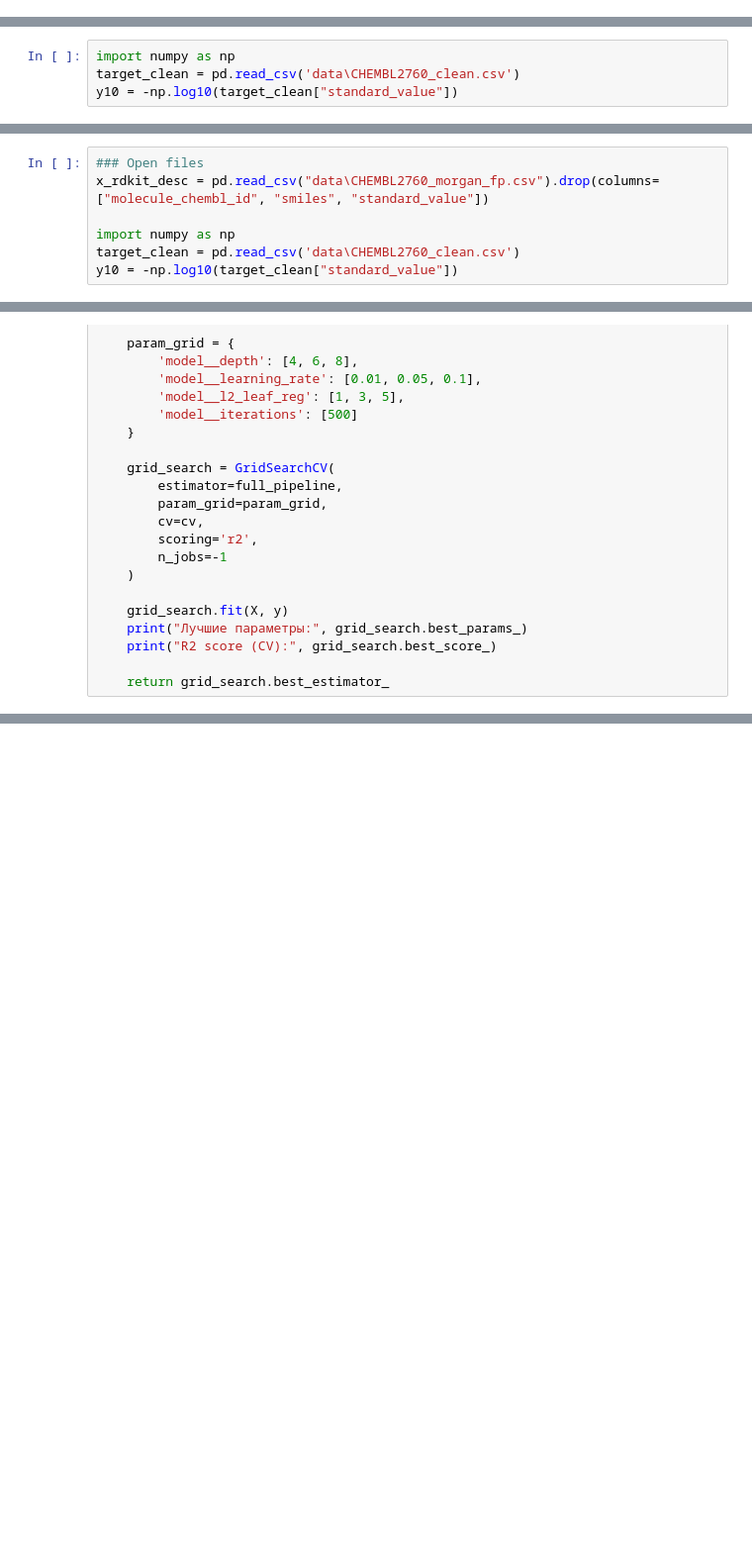
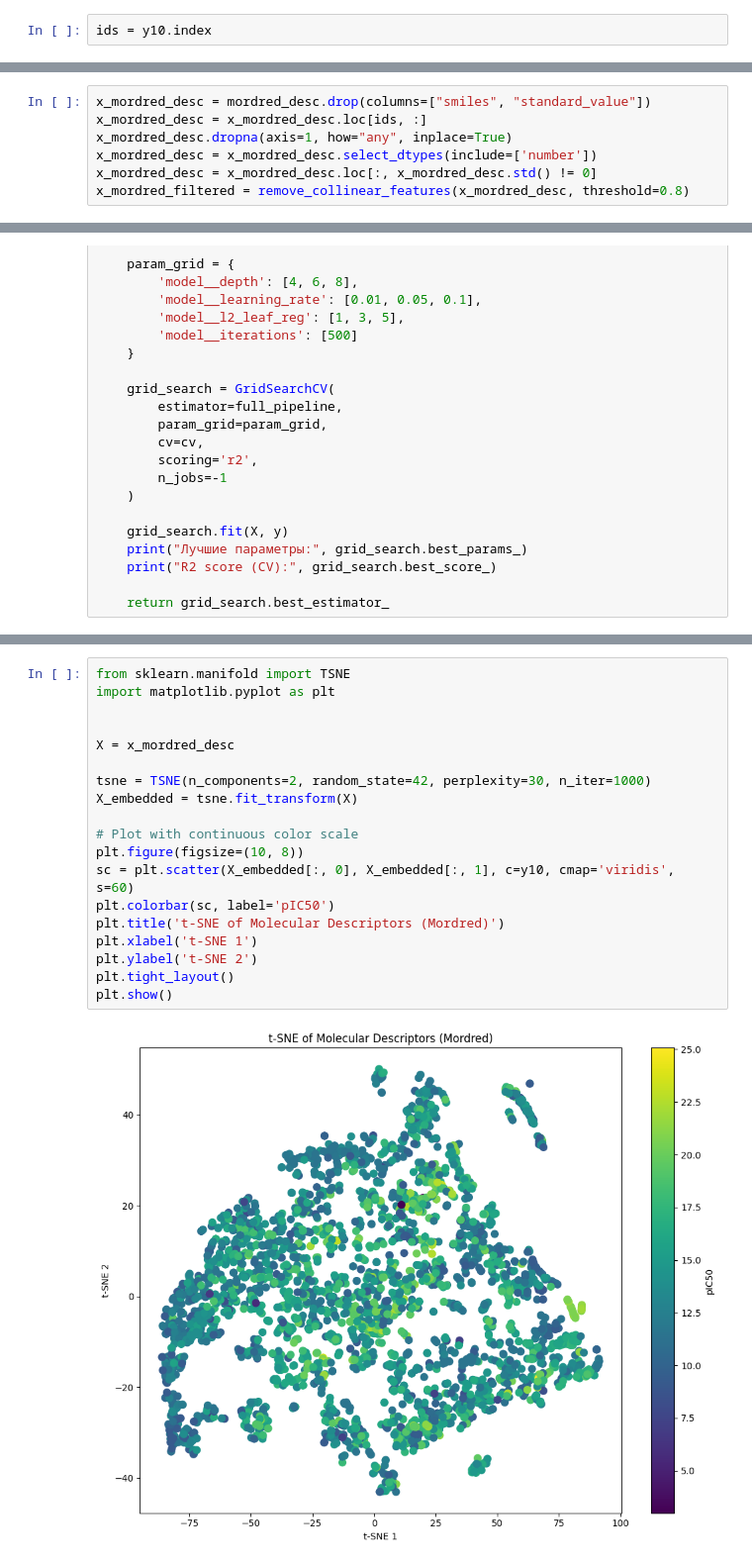
Before and after one commit to martilut/alzheimer-generative-design, a Jupyter notebook: data_processing.ipynb, the cells around one changed output, grey strips where cells are left out. Shown at 99% size. Drawn from its saved outputs; the diff is of its cells as text; blank space fills up the shorter version.

Commit message:
Updated to new target

```diff
--- a/data_processing.ipynb
+++ b/data_processing.ipynb
@@ -42,3 +32,5 @@ target_clean.head()
+# %%
+ids = y10.index
 # %%
 from predictor.descriptor_computer import get_desc_dataset
 
@@ -63,3 +53,10 @@ KeyboardInterrupt
+# %%
+x_mordred_desc = mordred_desc.drop(columns=["smiles", "standard_value"])
+x_mordred_desc = x_mordred_desc.loc[ids, :]
+x_mordred_desc.dropna(axis=1, how="any", inplace=True)
+x_mordred_desc = x_mordred_desc.select_dtypes(include=['number'])
+x_mordred_desc = x_mordred_desc.loc[:, x_mordred_desc.std() != 0]
+x_mordred_filtered = remove_collinear_features(x_mordred_desc, threshold=0.8)
 # %%
 from predictor.fingerprint_computer import get_fp_dataset
 from rdkit.Chem import rdFingerprintGenerator
@@ -94,4 +66,0 @@ x_rdkit_desc.head()
-# %%
-import numpy as np
-target_clean = pd.read_csv('data\CHEMBL2760_clean.csv')
-y10 = -np.log10(target_clean["standard_value"])
@@ -107,7 +76,0 @@ x_rdkit_desc.drop("numpy", axis=1, inplace=True)
-# %%
-### Open files
-x_rdkit_desc = pd.read_csv("data\CHEMBL2760_morgan_fp.csv").drop(columns=["molecule_chembl_id", "smiles", "standard_value"])
-
-import numpy as np
-target_clean = pd.read_csv('data\CHEMBL2760_clean.csv')
-y10 = -np.log10(target_clean["standard_value"])
@@ -216,0 +176,21 @@ Duplicate experiment (same preprocessing + model config). Skipping.
+# %%
+from sklearn.manifold import TSNE
+import matplotlib.pyplot as plt
+
+
+X = x_mordred_desc
+
+tsne = TSNE(n_components=2, random_state=42, perplexity=30, n_iter=1000)
+X_embedded = tsne.fit_transform(X)
+
+# Plot with continuous color scale
+plt.figure(figsize=(10, 8))
+sc = plt.scatter(X_embedded[:, 0], X_embedded[:, 1], c=y10, cmap='viridis', s=60)
+plt.colorbar(sc, label='pIC50')
+plt.title('t-SNE of Molecular Descriptors (Mordred)')
+plt.xlabel('t-SNE 1')
+plt.ylabel('t-SNE 2')
+plt.tight_layout()
+plt.show()
+# %% [output]
+[figure, added]
```
Also changed, not shown: parts of 16 cells of this notebook, 2 other files.
